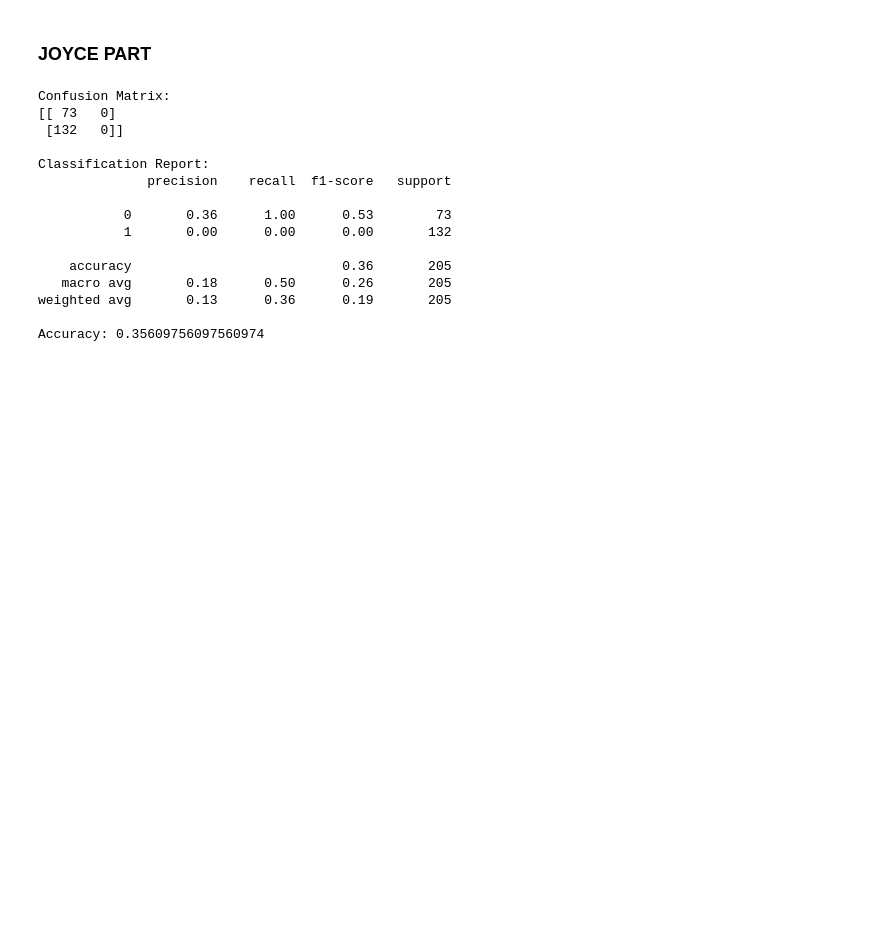
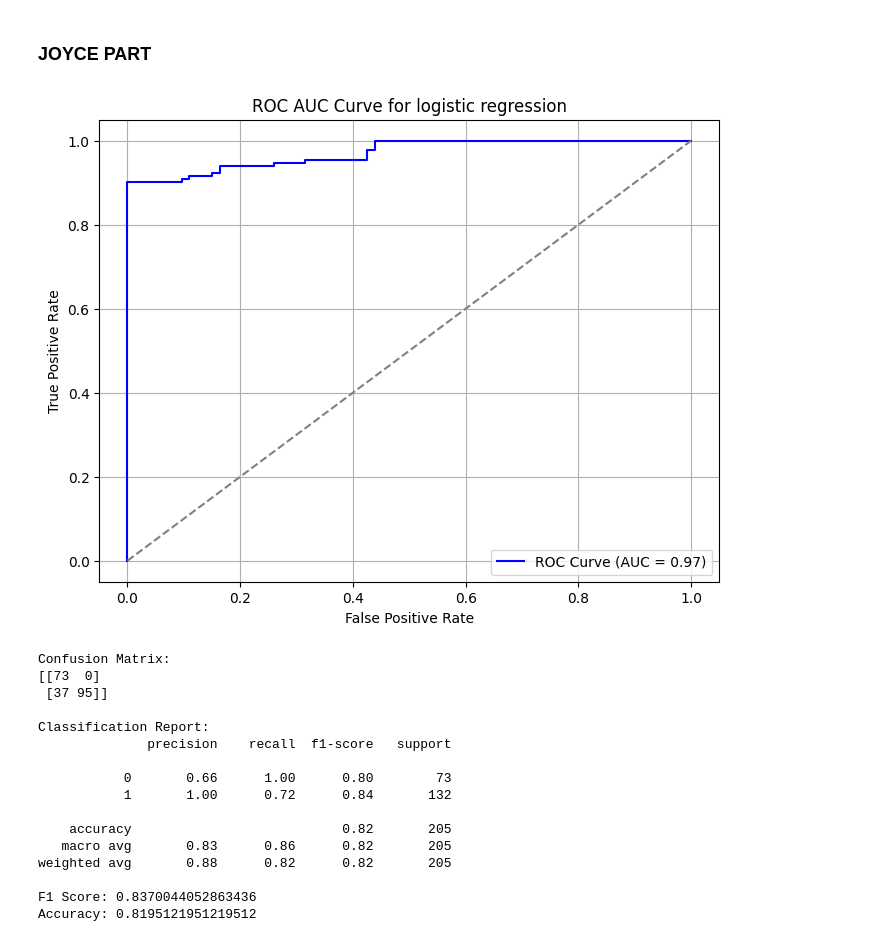
Before and after one commit to alex-05-20/ML_Project, a Jupyter notebook: project_ml.ipynb, the cells around one changed output. Drawn from its saved outputs; the diff is of its cells as text; code cells hidden in the pictures; blank space fills up the shorter version.

```diff
--- a/project_ml.ipynb
+++ b/project_ml.ipynb
@@ -604,42 +611,61 @@ from sklearn.metrics import classification_report, confusion_matrix, accuracy_sc
 # %%
 # fonction pour entrainer le modele de regression logistique
 def train_logistic_regression(X_train,X_test, y_train, y_test):
 
     #normaliser
     norm=StandardScaler()
     X_train=norm.fit_transform(X_train)
+    X_test=norm.fit_transform(X_test)
 
     #entrainer le modele
     model=LogisticRegression()
     model.fit(X_train,y_train)
 
     #prediction
     y_pred=model.predict(X_test)
+    y_pred_proba = model.predict_proba(X_test)[:, 1]
+
+    # Affichage des métriques
+    f1=f1_score(y_test,y_pred)
+    fpr, tpr, thresholds = roc_curve(y_test, y_pred_proba)
+    roc_auc = auc(fpr, tpr)
+    plt.figure(figsize=(8, 6))
+    plt.plot(fpr, tpr, color='blue', label=f'ROC Curve (AUC = {roc_auc:.2f})')
+    plt.plot([0, 1], [0, 1], color='gray', linestyle='--')
+    plt.xlabel('False Positive Rate')
+    plt.ylabel('True Positive Rate')
+    plt.title('ROC AUC Curve for logistic regression')
+    plt.legend(loc='lower right')
+    plt.grid(True)
+    plt.show()
 
     # Affichage des métriques
     print("Confusion Matrix:")
     print(confusion_matrix(y_test, y_pred))
     print("\nClassification Report:")
     print(classification_report(y_test, y_pred))
+    print("F1 Score:", f1)
     print("Accuracy:", accuracy_score(y_test, y_pred))
     return model
 model=train_logistic_regression(X_train,X_test,y_train,y_test)
 # %% [output]
+[figure, added]
 Confusion Matrix:
-[[ 73   0]
- [132   0]]
+[[73  0]
+ [37 95]]
 
 Classification Report:
               precision    recall  f1-score   support
 
-           0       0.36      1.00      0.53        73
-           1       0.00      0.00      0.00       132
+           0       0.66      1.00      0.80        73
+           1       1.00      0.72      0.84       132
 
-    accuracy                           0.36       205
-   macro avg       0.18      0.50      0.26       205
-weighted avg       0.13      0.36      0.19       205
+    accuracy                           0.82       205
+   macro avg       0.83      0.86      0.82       205
+weighted avg       0.88      0.82      0.82       205
 
-Accuracy: 0.35609756097560974
+F1 Score: 0.8370044052863436
+Accuracy: 0.8195121951219512
 # %%
 # fonction pour entrainer SVM
 def train_svm(X_train,X_test, y_train, y_test):
```
Also changed, not shown: parts of 5 cells of this notebook.
